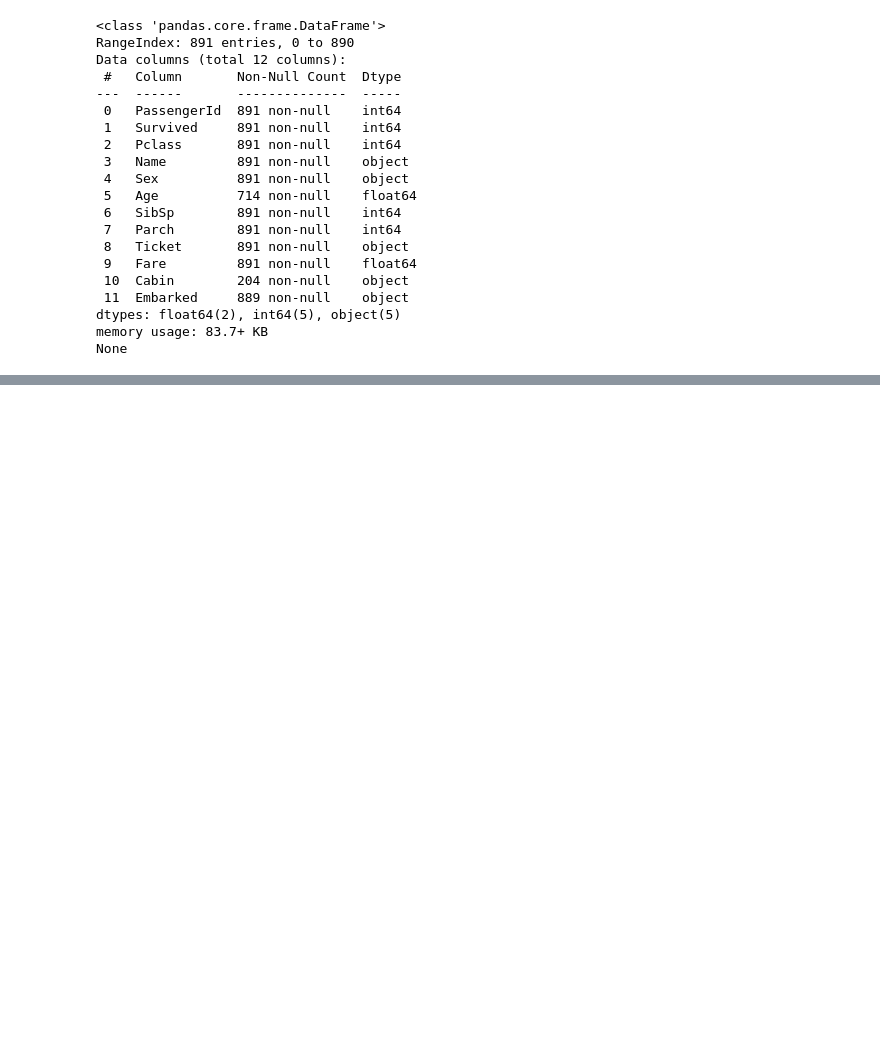
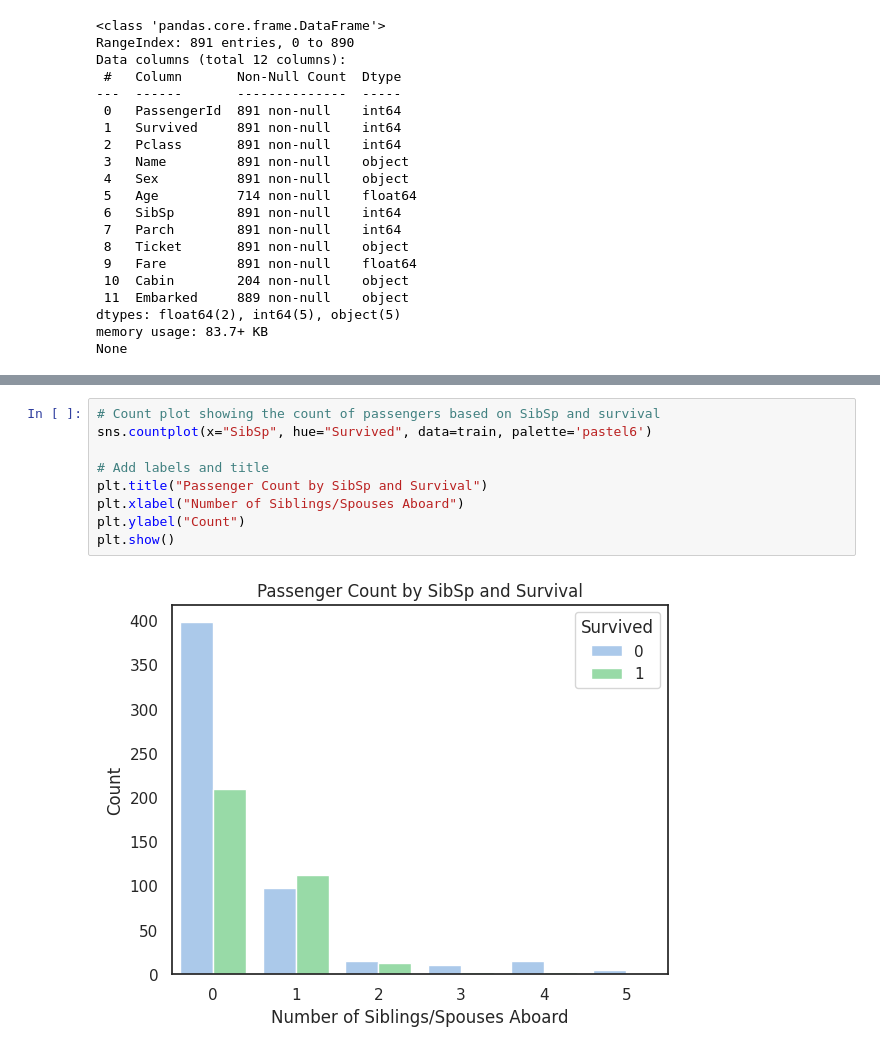
Before and after one commit to tushrv/very-small-projects, a Jupyter notebook: Titanic/Titanic_Exploration.ipynb, the cells around one changed output, grey strips where cells are left out. Drawn from its saved outputs; the diff is of its cells as text; blank space fills up the shorter version.

```diff
--- a/Titanic/Titanic_Exploration.ipynb
+++ b/Titanic/Titanic_Exploration.ipynb
@@ -289,0 +359,11 @@ Test1 Shape: (223, 8)
+# %%
+# Count plot showing the count of passengers based on SibSp and survival
+sns.countplot(x="SibSp", hue="Survived", data=train, palette='pastel6')
+
+# Add labels and title
+plt.title("Passenger Count by SibSp and Survival")
+plt.xlabel("Number of Siblings/Spouses Aboard")
+plt.ylabel("Count")
+plt.show()
+# %% [output]
+[figure, added]
```
Also changed, not shown: parts of 89 cells of this notebook, 1 other file.
